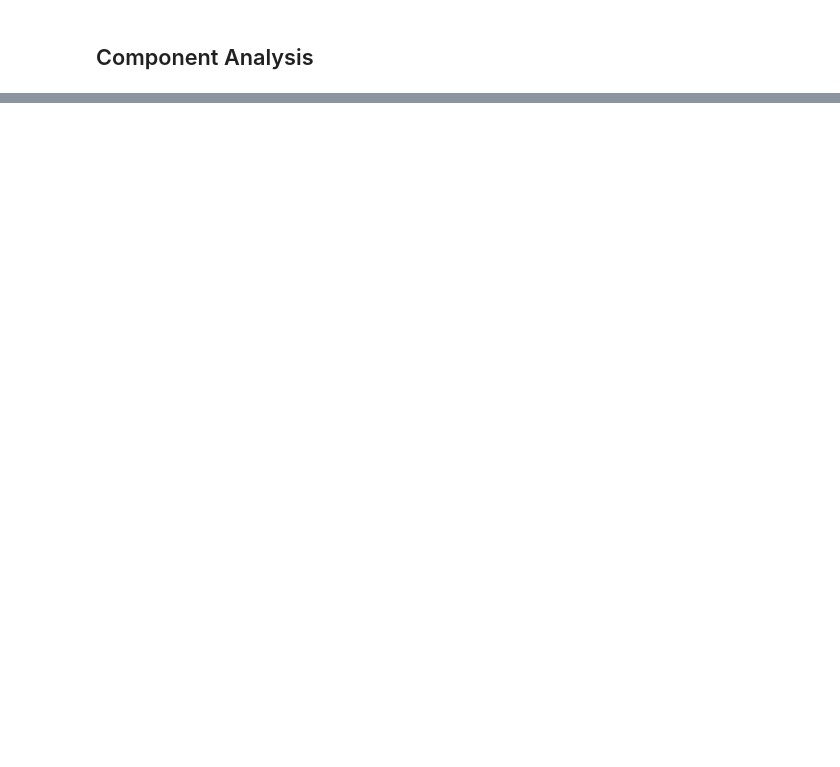
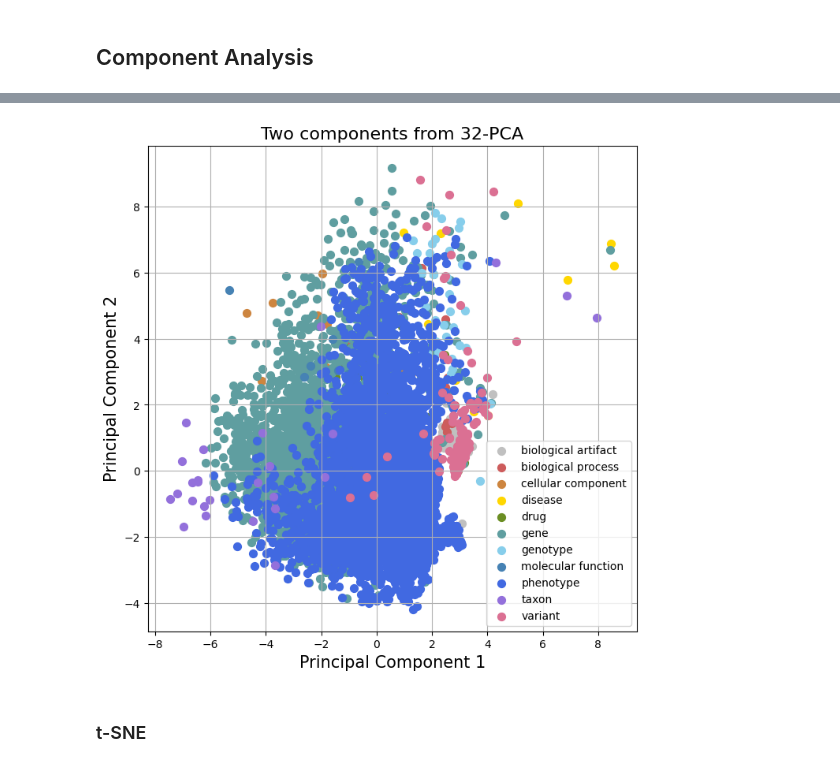
Before and after one commit to rosazwart/XAIFO-ThesisProject, a Jupyter notebook: predictor.ipynb, the cells around one changed output, grey strips where cells are left out. Cells and saved outputs as stored; diff of their text form; code cells hidden in the pictures; blank space fills up the shorter version.

```diff
--- a/predictor.ipynb
+++ b/predictor.ipynb
@@ -1067,0 +1117,3 @@ PCA
+# %%
+pca_df = pd.concat([princ_df, nodes[['semantic']]], axis=1)
+pca_df
@@ -1067,0 +1134,22 @@ PCA
+# %%
+fig = plt.figure(figsize = (8,8))
+ax = fig.add_subplot(1, 1, 1)
+ax.set_xlabel('Principal Component 1', fontsize = 15)
+ax.set_ylabel('Principal Component 2', fontsize = 15)
+ax.set_title('Two components from 32-PCA', fontsize = 16)
+
+unique_node_semantics = list(node_semantic_dict.values())
+colors = ['silver', 'indianred', 'peru', 'gold', 'olivedrab', 'cadetblue', 'skyblue', 'steelblue', 'royalblue', 'mediumpurple', 'palevioletred']
+
+for target, color in zip(unique_node_semantics, colors):
+    indicesToKeep = pca_df['semantic'] == target
+    ax.scatter(pca_df.loc[indicesToKeep, 'principal component 1'], pca_df.loc[indicesToKeep, 'principal component 2'], c = color, s = 50)
+
+ax.legend(unique_node_semantics)
+ax.grid()
+
+plt.show()
+# %% [output]
+[figure, added]
+# %% [markdown]
+### t-SNE
```
Also changed, not shown: parts of 41 cells of this notebook, 3 other files.
